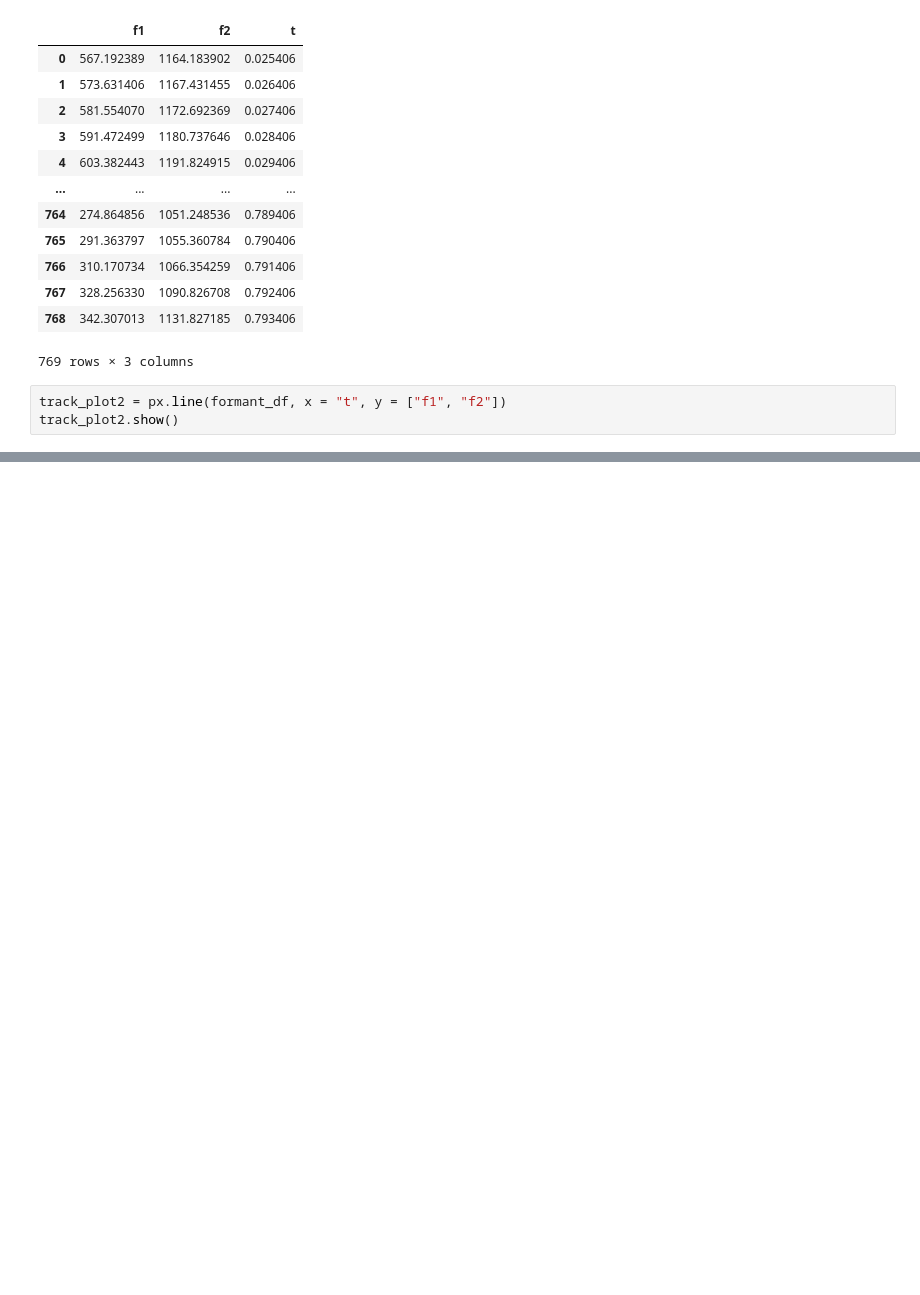
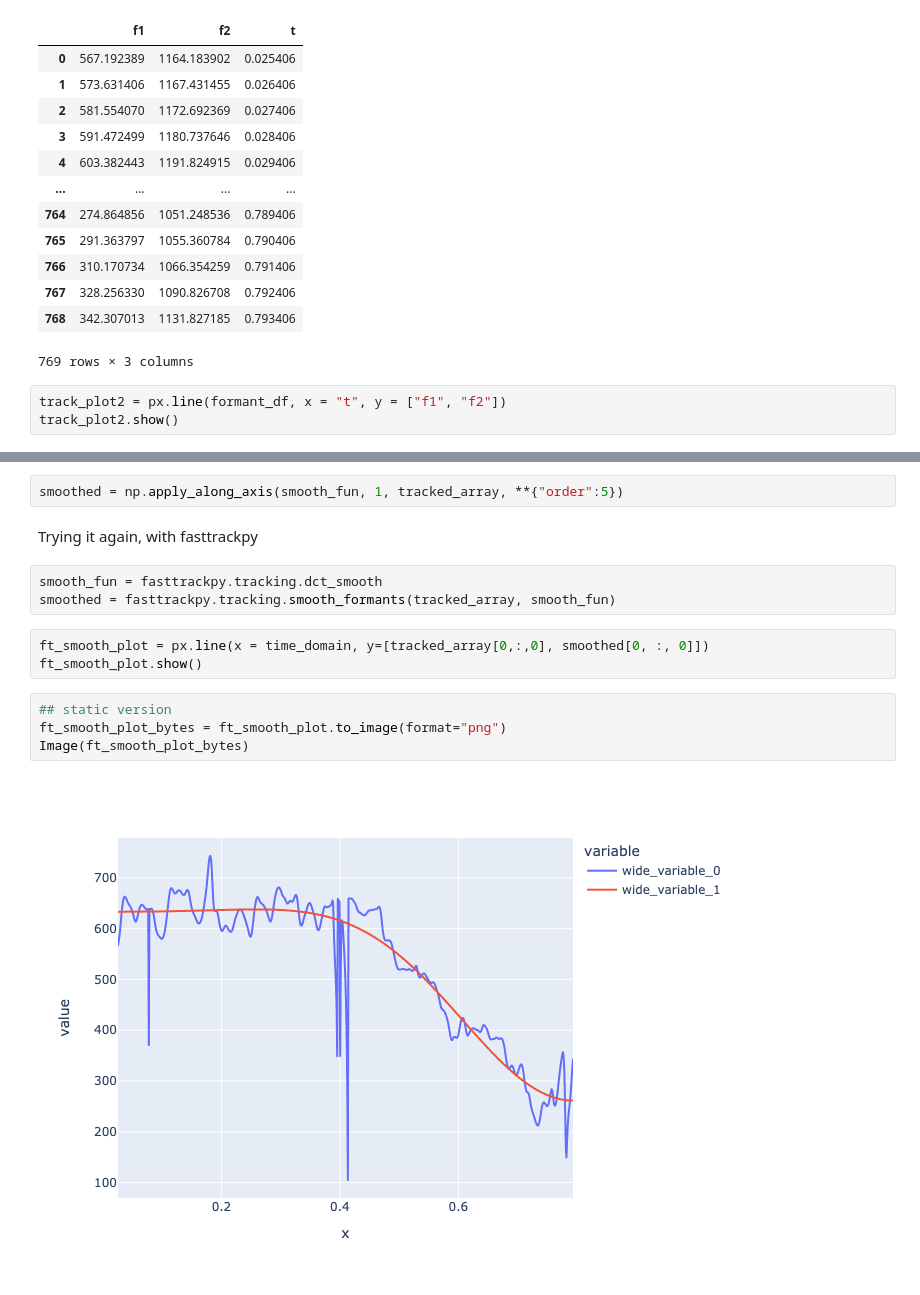
Before and after one commit to FastTrackiverse/fasttrackpy, a Jupyter notebook: dev_notebooks/formant_extraction.ipynb, the cells around one changed output, grey strips where cells are left out. Cells and saved outputs as stored; diff of their text form; blank space fills up the shorter version.

```diff
--- a/dev_notebooks/formant_extraction.ipynb
+++ b/dev_notebooks/formant_extraction.ipynb
@@ -82,0 +149,16 @@ track_plot2.show()
+# %%
+smoothed = np.apply_along_axis(smooth_fun, 1, tracked_array, **{"order":5})
+# %% [markdown]
+Trying it again, with fasttrackpy
+# %%
+smooth_fun = fasttrackpy.tracking.dct_smooth
+smoothed = fasttrackpy.tracking.smooth_formants(tracked_array, smooth_fun)
+# %%
+ft_smooth_plot = px.line(x = time_domain, y=[tracked_array[0,:,0], smoothed[0, :, 0]])
+ft_smooth_plot.show()
+# %%
+## static version
+ft_smooth_plot_bytes = ft_smooth_plot.to_image(format="png")
+Image(ft_smooth_plot_bytes)
+# %% [output]
+[figure, added]
```
Also changed, not shown: parts of 11 cells of this notebook, 2 other files.
